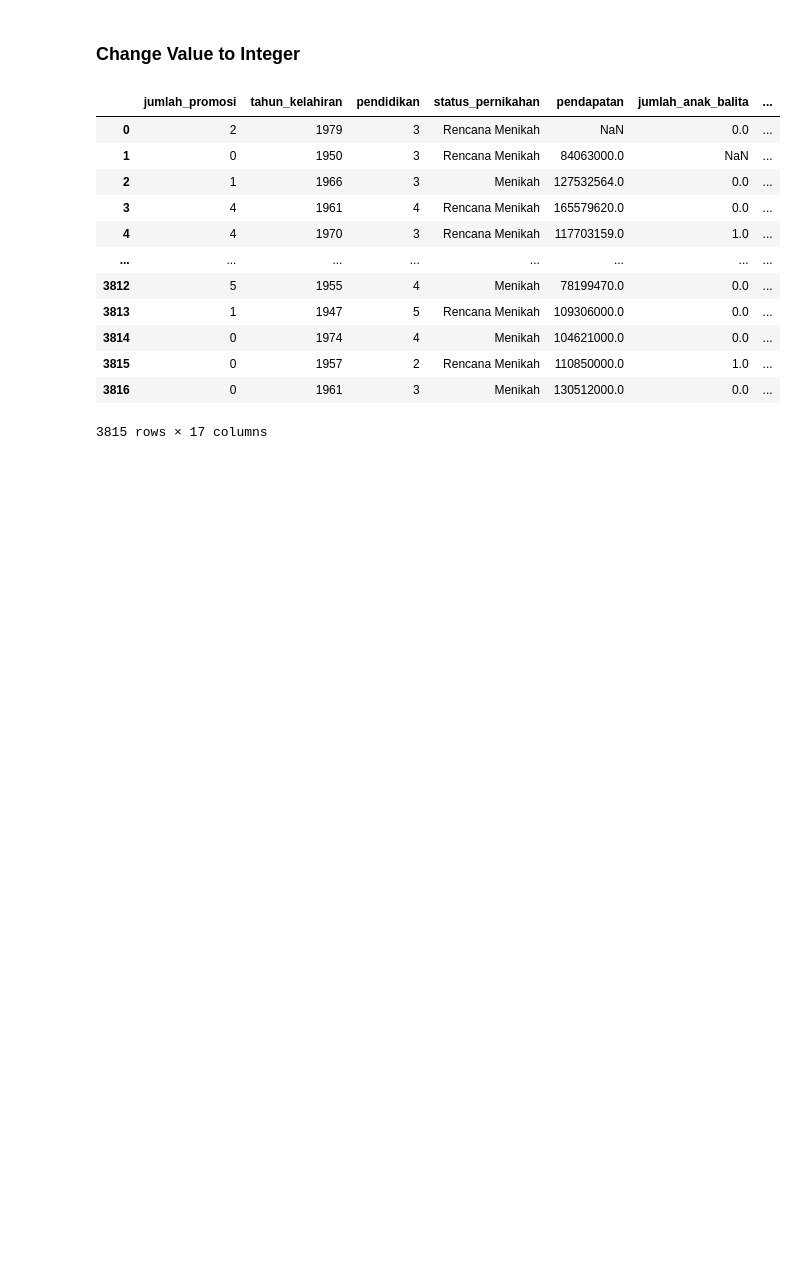
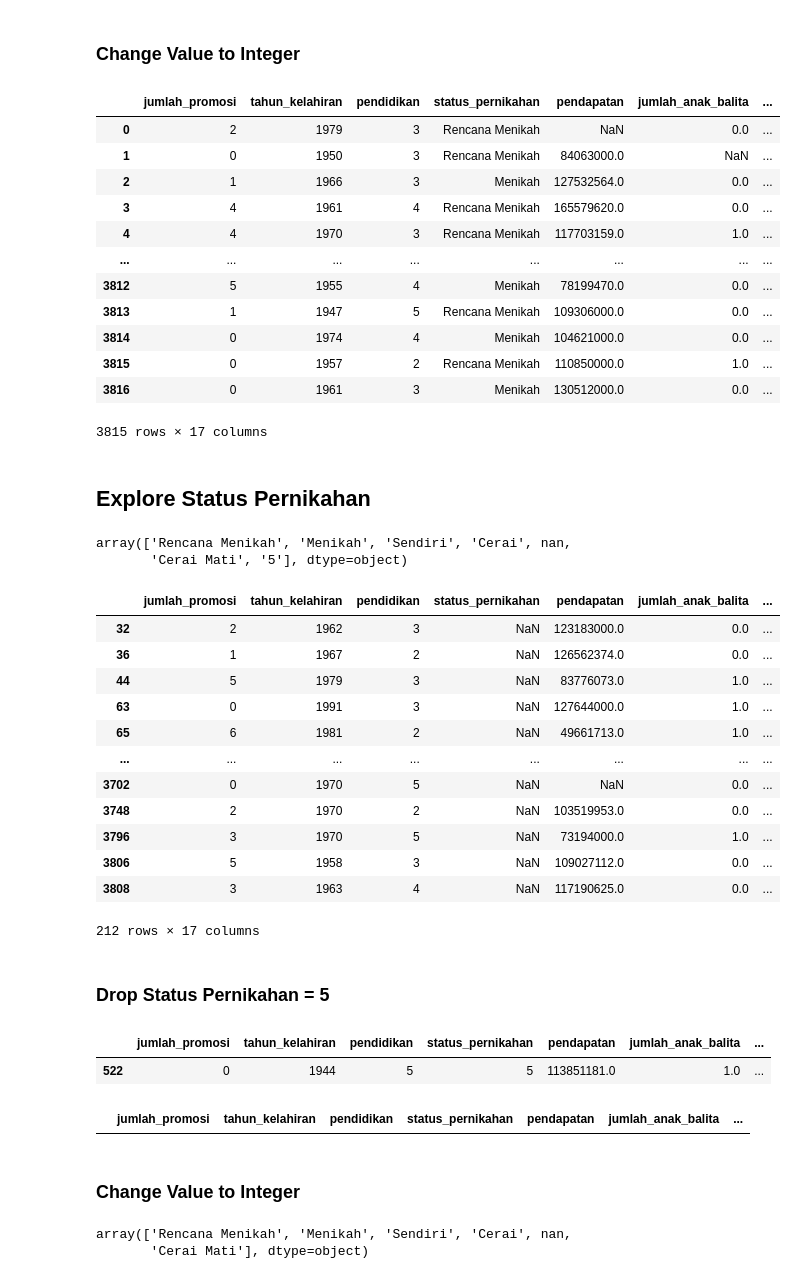
Before and after one commit to xylamaharani/FindIT-Kaggle-Competition, a Jupyter notebook: notebook.ipynb, the cells around one changed output. Saved outputs shown, nothing was run; the diff lists cells and outputs as text; code cells hidden in the pictures; blank space fills up the shorter version.

```diff
--- a/notebook.ipynb
+++ b/notebook.ipynb
@@ -175,3 +183,48 @@ merged_df
 | 3815 | 0 | 1957 | 2 | Rencana Menikah | 110850000.0 | 1.0 | ... |
 | 3816 | 0 | 1961 | 3 | Menikah | 130512000.0 | 0.0 | ... |
 3815 rows × 17 columns
+# %% [markdown]
+## Explore Status Pernikahan
+# %%
+merged_df['status_pernikahan'].unique()
+# %% [output]
+array(['Rencana Menikah', 'Menikah', 'Sendiri', 'Cerai', nan,
+       'Cerai Mati', '5'], dtype=object)
+# %%
+merged_df[merged_df['status_pernikahan'].isnull()]
+# %% [output]
+|  | jumlah_promosi | tahun_kelahiran | pendidikan | status_pernikahan | pendapatan | jumlah_anak_balita | ... |
+| 32 | 2 | 1962 | 3 | NaN | 123183000.0 | 0.0 | ... |
+| 36 | 1 | 1967 | 2 | NaN | 126562374.0 | 0.0 | ... |
+| 44 | 5 | 1979 | 3 | NaN | 83776073.0 | 1.0 | ... |
+| 63 | 0 | 1991 | 3 | NaN | 127644000.0 | 1.0 | ... |
+| 65 | 6 | 1981 | 2 | NaN | 49661713.0 | 1.0 | ... |
+| ... | ... | ... | ... | ... | ... | ... | ... |
+| 3702 | 0 | 1970 | 5 | NaN | NaN | 0.0 | ... |
+| 3748 | 2 | 1970 | 2 | NaN | 103519953.0 | 0.0 | ... |
+| 3796 | 3 | 1970 | 5 | NaN | 73194000.0 | 1.0 | ... |
+| 3806 | 5 | 1958 | 3 | NaN | 109027112.0 | 0.0 | ... |
+| 3808 | 3 | 1963 | 4 | NaN | 117190625.0 | 0.0 | ... |
+212 rows × 17 columns
+# %% [markdown]
+### Drop Status Pernikahan = 5
+# %%
+nikah_5 = merged_df[merged_df['status_pernikahan'] == '5']
+nikah_5
+# %% [output]
+|  | jumlah_promosi | tahun_kelahiran | pendidikan | status_pernikahan | pendapatan | jumlah_anak_balita | ... |
+| 522 | 0 | 1944 | 5 | 5 | 113851181.0 | 1.0 | ... |
+# %%
+merged_df = merged_df.drop(merged_df[merged_df['status_pernikahan'] == '5'].index)
+nikah_5 = merged_df[merged_df['status_pernikahan'] == '5']
+nikah_5
+## clean -- no more status_pernikahan with '5' value
+# %% [output]
+|  | jumlah_promosi | tahun_kelahiran | pendidikan | status_pernikahan | pendapatan | jumlah_anak_balita | ... |
+# %% [markdown]
+### Change Value to Integer
+# %%
+merged_df['status_pernikahan'].unique()
+# %% [output]
+array(['Rencana Menikah', 'Menikah', 'Sendiri', 'Cerai', nan,
+       'Cerai Mati'], dtype=object)
```
Also changed, not shown: parts of 15 cells of this notebook, 1 other file.
